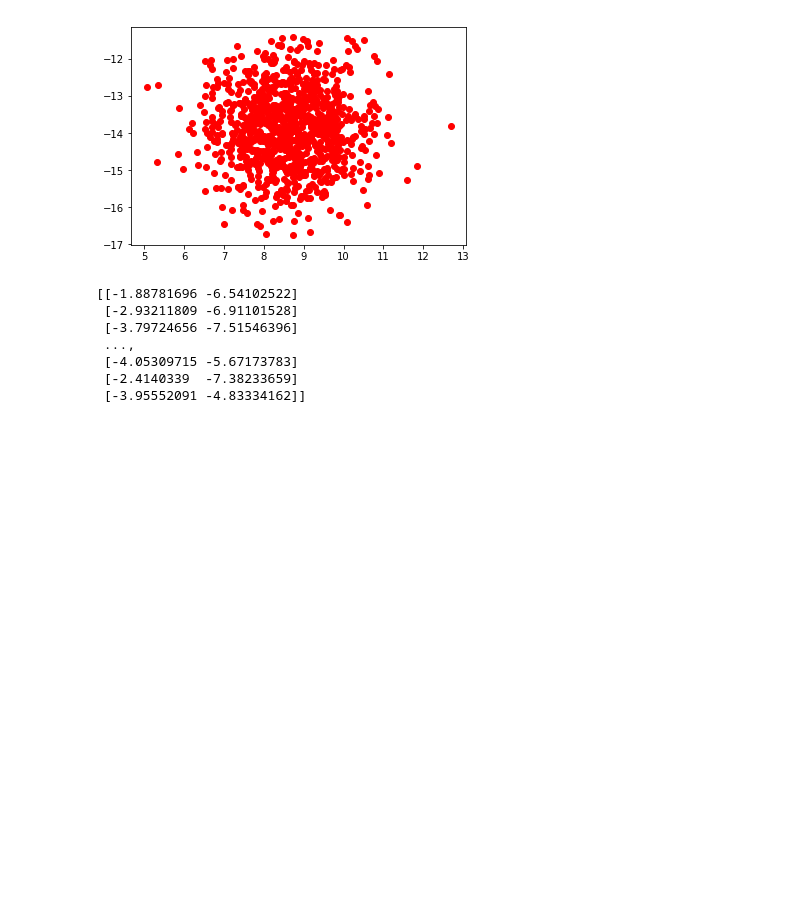
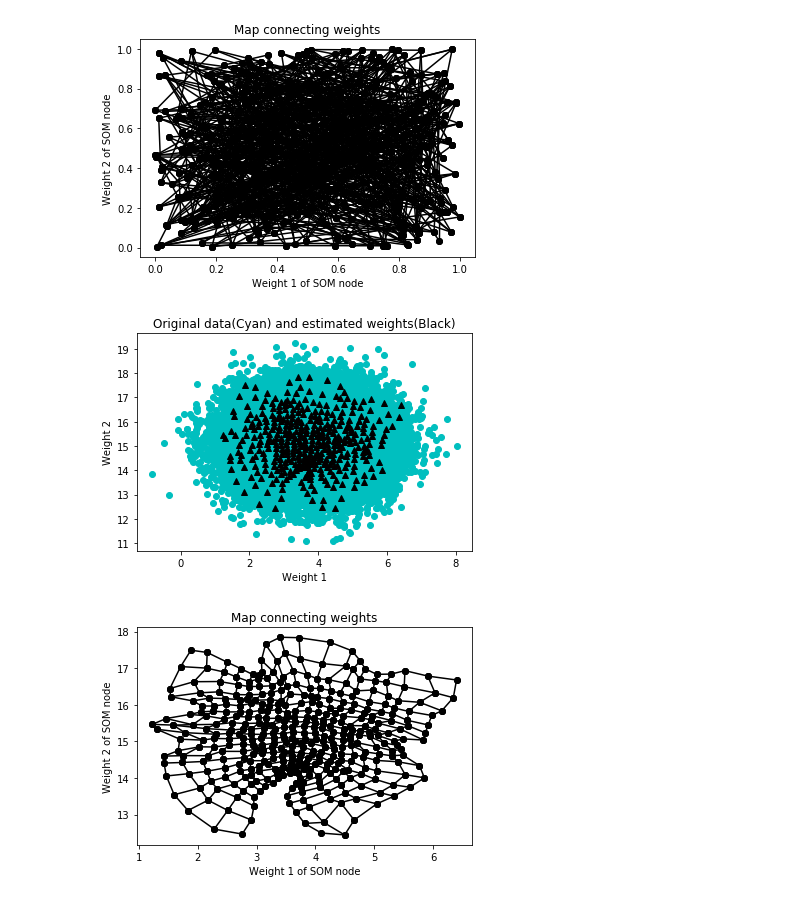
Before and after one commit to xianjiuqi/Cogs_118B_Manifold_learning, a Jupyter notebook: SOM/SOM.ipynb, the cells around one changed output. Cells and saved outputs as stored; diff of their text form; code cells hidden in the pictures; blank space fills up the shorter version.

```diff
--- a/SOM/SOM.ipynb
+++ b/SOM/SOM.ipynb
@@ -3,15 +3,5 @@ from sklearn.datasets.samples_generator import make_blobs
 from sklearn.preprocessing import normalize
 import matplotlib.pyplot as plt
 import numpy as np
+import pandas as pd
 import math
-
-#X, y = make_blobs(n_samples=1000, centers=2, n_features=2, random_state=0)
-X, y = make_blobs(n_samples=50000, n_features=2, centers=1, cluster_std=1.0,center_box=(-20.0, 20.0))
-
-X = np.array(X)
-
-
-plt.plot(X[:, 0], X[:, 1], 'ro')
-plt.show()
-# %% [output]
-[figure, removed]
@@ -18,13 +167,14 @@ plt.show()
 # %%
+# 2D Gaussian
 X, y = make_blobs(n_samples=50000, n_features=2, centers=1, cluster_std=1.0, center_box=(-20.0, 20.0))
+X = np.array(X)
 
-X = np.array(X)
-print(X)
+test_som = SOM(X, 2, 20, 20);
+test_som.show_grid();
+test_som.learn(X, 50000, 0.5);
+test_som.plot();
+test_som.show_grid();
 # %% [output]
-[[-1.88781696 -6.54102522]
- [-2.93211809 -6.91101528]
- [-3.79724656 -7.51546396]
- ...,
- [-4.05309715 -5.67173783]
- [-2.4140339  -7.38233659]
- [-3.95552091 -4.83334162]]
+[figure, added]
+[figure, added]
+[figure, added]
```
Also changed, not shown: parts of 16 cells of this notebook.
